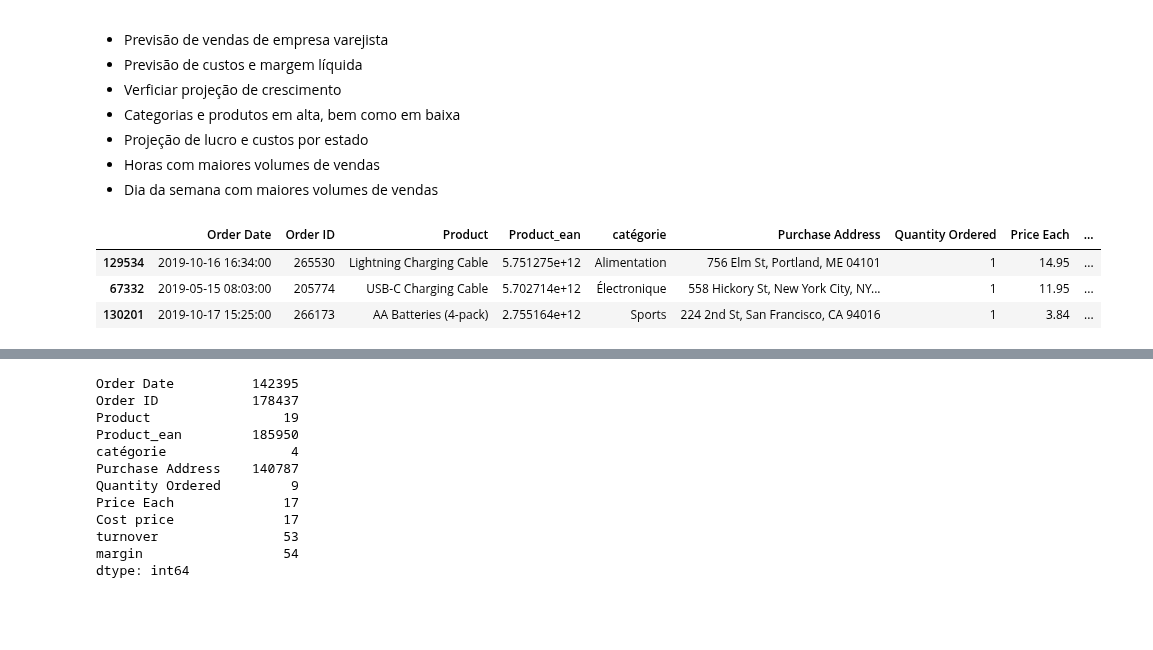
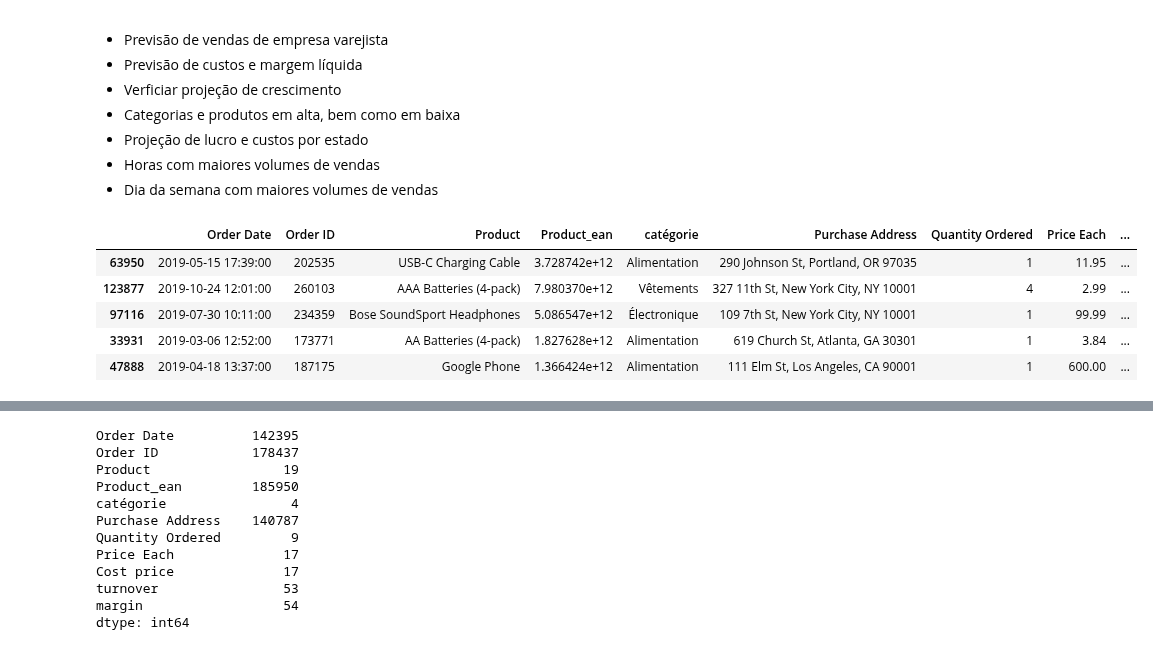
Before and after one commit to alyssonmontovanelli/analise_Previsao_Vendas_varejo, a Jupyter notebook: EDA/01_Engenharia_Atributos.ipynb, the cells around one changed output, grey strips where cells are left out. Drawn from its saved outputs; the diff is of its cells as text; code cells hidden in the pictures; blank space fills up the shorter version.

```diff
--- a/EDA/01_Engenharia_Atributos.ipynb
+++ b/EDA/01_Engenharia_Atributos.ipynb
@@ -20,12 +20,14 @@ import re
 # Importação do dataset
 data = pd.read_csv('../data/dados_vendas.csv', sep=',')
 # %%
-data.sample(3)
+data.sample(5)
 # %% [output]
 |  | Order Date | Order ID | Product | Product_ean | catégorie | Purchase Address | Quantity Ordered | Price Each | ... |
-| 129534 | 2019-10-16 16:34:00 | 265530 | Lightning Charging Cable | 5.751275e+12 | Alimentation | 756 Elm St, Portland, ME 04101 | 1 | 14.95 | ... |
-| 67332 | 2019-05-15 08:03:00 | 205774 | USB-C Charging Cable | 5.702714e+12 | Électronique | 558 Hickory St, New York City, NY... | 1 | 11.95 | ... |
-| 130201 | 2019-10-17 15:25:00 | 266173 | AA Batteries (4-pack) | 2.755164e+12 | Sports | 224 2nd St, San Francisco, CA 94016 | 1 | 3.84 | ... |
+| 63950 | 2019-05-15 17:39:00 | 202535 | USB-C Charging Cable | 3.728742e+12 | Alimentation | 290 Johnson St, Portland, OR 97035 | 1 | 11.95 | ... |
+| 123877 | 2019-10-24 12:01:00 | 260103 | AAA Batteries (4-pack) | 7.980370e+12 | Vêtements | 327 11th St, New York City, NY 10001 | 4 | 2.99 | ... |
+| 97116 | 2019-07-30 10:11:00 | 234359 | Bose SoundSport Headphones | 5.086547e+12 | Électronique | 109 7th St, New York City, NY 10001 | 1 | 99.99 | ... |
+| 33931 | 2019-03-06 12:52:00 | 173771 | AA Batteries (4-pack) | 1.827628e+12 | Alimentation | 619 Church St, Atlanta, GA 30301 | 1 | 3.84 | ... |
+| 47888 | 2019-04-18 13:37:00 | 187175 | Google Phone | 1.366424e+12 | Alimentation | 111 Elm St, Los Angeles, CA 90001 | 1 | 600.00 | ... |
 # %%
 data.info()
 # %% [output]
```
Also changed, not shown: parts of 4 cells of this notebook.
